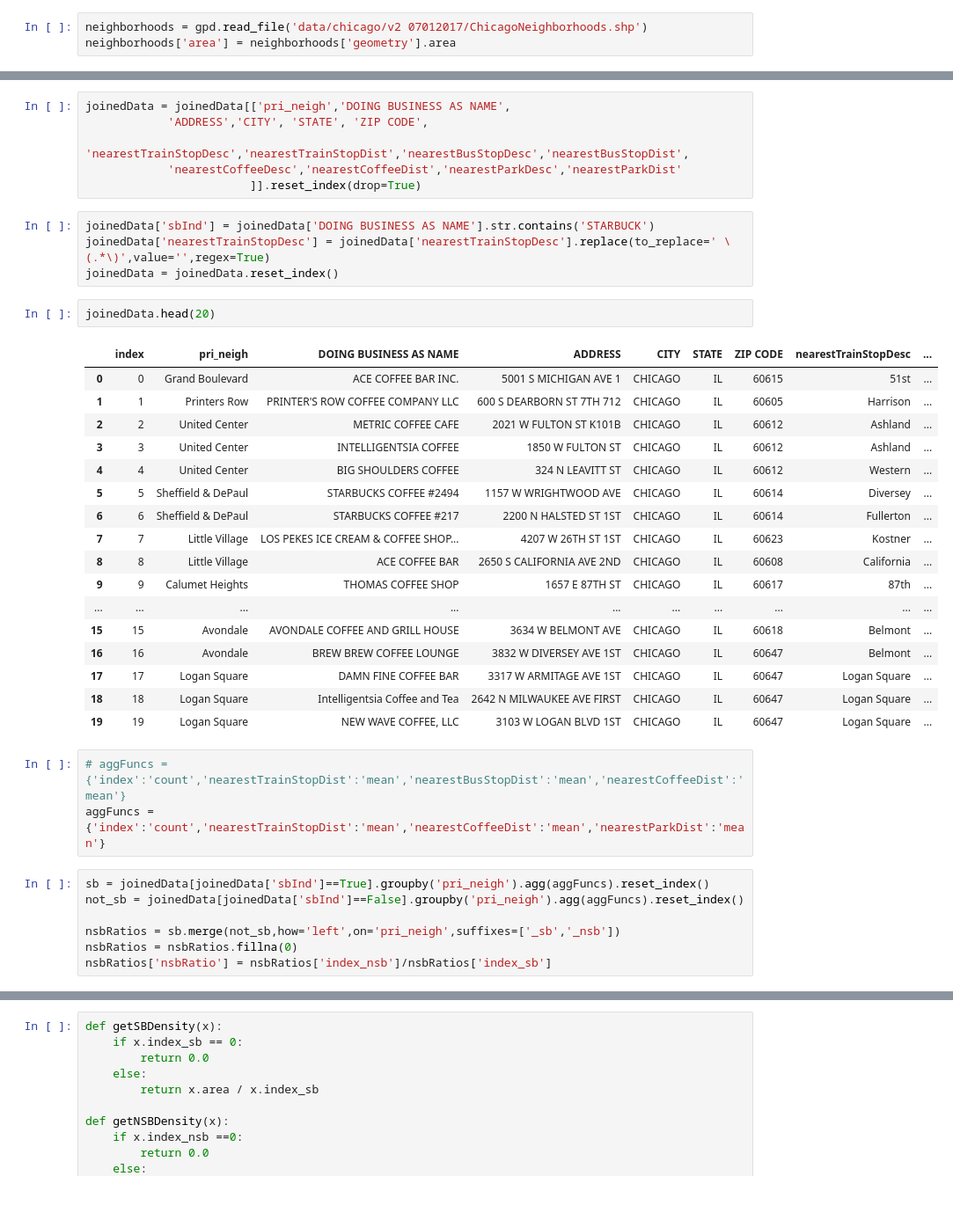
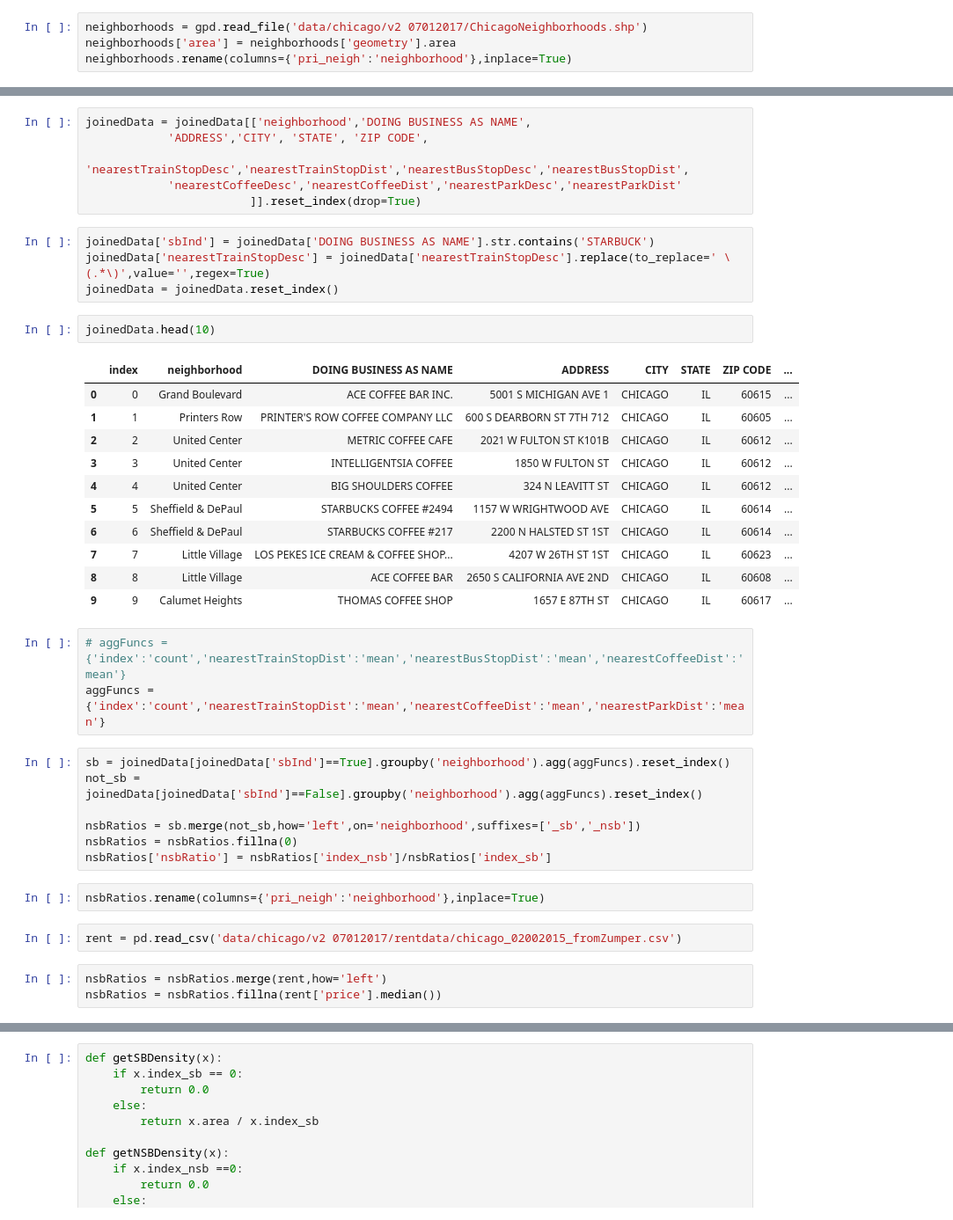
Before and after one commit to BEugeneSmith/Neighborhood-Coffee-Study, a Jupyter notebook: working/coffee/debug_chicago.ipynb, the cells around one changed output, grey strips where cells are left out. Shown at 88% size. Saved outputs shown, nothing was run; the diff lists cells and outputs as text.

```diff
--- a/working/coffee/debug_chicago.ipynb
+++ b/working/coffee/debug_chicago.ipynb
@@ -71,10 +71,11 @@ chi['nearestParkDist'] = parkExtract.apply(lambda x: x[1])
 # %%
 neighborhoods = gpd.read_file('data/chicago/v2 07012017/ChicagoNeighborhoods.shp')
 neighborhoods['area'] = neighborhoods['geometry'].area
+neighborhoods.rename(columns={'pri_neigh':'neighborhood'},inplace=True)
 # %%
 joinedData = pd.DataFrame(gpd.tools.sjoin(neighborhoods,chi,op='contains',how='inner'))
 # %%
-joinedData = joinedData[['pri_neigh','DOING BUSINESS AS NAME',
+joinedData = joinedData[['neighborhood','DOING BUSINESS AS NAME',
             'ADDRESS','CITY', 'STATE', 'ZIP CODE',
             'nearestTrainStopDesc','nearestTrainStopDist','nearestBusStopDesc','nearestBusStopDist',
             'nearestCoffeeDesc','nearestCoffeeDist','nearestParkDesc','nearestParkDist'
@@ -84,35 +85,36 @@ joinedData['sbInd'] = joinedData['DOING BUSINESS AS NAME'].str.contains('STARBUC
 joinedData['nearestTrainStopDesc'] = joinedData['nearestTrainStopDesc'].replace(to_replace=' \(.*\)',value='',regex=True)
 joinedData = joinedData.reset_index()
 # %%
-joinedData.head(20)
+joinedData.head(10)
 # %% [output]
-|  | index | pri_neigh | DOING BUSINESS AS NAME | ADDRESS | CITY | STATE | ZIP CODE | nearestTrainStopDesc | ... |
-| 0 | 0 | Grand Boulevard | ACE COFFEE BAR INC. | 5001 S MICHIGAN AVE 1 | CHICAGO | IL | 60615 | 51st | ... |
-| 1 | 1 | Printers Row | PRINTER'S ROW COFFEE COMPANY LLC | 600 S DEARBORN ST 7TH 712 | CHICAGO | IL | 60605 | Harrison | ... |
-| 2 | 2 | United Center | METRIC COFFEE CAFE | 2021 W FULTON ST K101B | CHICAGO | IL | 60612 | Ashland | ... |
-| 3 | 3 | United Center | INTELLIGENTSIA COFFEE | 1850 W FULTON ST | CHICAGO | IL | 60612 | Ashland | ... |
-| 4 | 4 | United Center | BIG SHOULDERS COFFEE | 324 N LEAVITT ST | CHICAGO | IL | 60612 | Western | ... |
-| 5 | 5 | Sheffield & DePaul | STARBUCKS COFFEE #2494 | 1157 W WRIGHTWOOD AVE | CHICAGO | IL | 60614 | Diversey | ... |
-| 6 | 6 | Sheffield & DePaul | STARBUCKS COFFEE #217 | 2200 N HALSTED ST 1ST | CHICAGO | IL | 60614 | Fullerton | ... |
-| 7 | 7 | Little Village | LOS PEKES ICE CREAM & COFFEE SHOP... | 4207 W 26TH ST 1ST | CHICAGO | IL | 60623 | Kostner | ... |
-| 8 | 8 | Little Village | ACE COFFEE BAR | 2650 S CALIFORNIA AVE 2ND | CHICAGO | IL | 60608 | California | ... |
-| 9 | 9 | Calumet Heights | THOMAS COFFEE SHOP | 1657 E 87TH ST | CHICAGO | IL | 60617 | 87th | ... |
-| ... | ... | ... | ... | ... | ... | ... | ... | ... | ... |
-| 15 | 15 | Avondale | AVONDALE COFFEE AND GRILL HOUSE | 3634 W BELMONT AVE | CHICAGO | IL | 60618 | Belmont | ... |
-| 16 | 16 | Avondale | BREW BREW COFFEE LOUNGE | 3832 W DIVERSEY AVE 1ST | CHICAGO | IL | 60647 | Belmont | ... |
-| 17 | 17 | Logan Square | DAMN FINE COFFEE BAR | 3317 W ARMITAGE AVE 1ST | CHICAGO | IL | 60647 | Logan Square | ... |
-| 18 | 18 | Logan Square | Intelligentsia Coffee and Tea | 2642 N MILWAUKEE AVE FIRST | CHICAGO | IL | 60647 | Logan Square | ... |
-| 19 | 19 | Logan Square | NEW WAVE COFFEE, LLC | 3103 W LOGAN BLVD 1ST | CHICAGO | IL | 60647 | Logan Square | ... |
+|  | index | neighborhood | DOING BUSINESS AS NAME | ADDRESS | CITY | STATE | ZIP CODE | ... |
+| 0 | 0 | Grand Boulevard | ACE COFFEE BAR INC. | 5001 S MICHIGAN AVE 1 | CHICAGO | IL | 60615 | ... |
+| 1 | 1 | Printers Row | PRINTER'S ROW COFFEE COMPANY LLC | 600 S DEARBORN ST 7TH 712 | CHICAGO | IL | 60605 | ... |
+| 2 | 2 | United Center | METRIC COFFEE CAFE | 2021 W FULTON ST K101B | CHICAGO | IL | 60612 | ... |
+| 3 | 3 | United Center | INTELLIGENTSIA COFFEE | 1850 W FULTON ST | CHICAGO | IL | 60612 | ... |
+| 4 | 4 | United Center | BIG SHOULDERS COFFEE | 324 N LEAVITT ST | CHICAGO | IL | 60612 | ... |
+| 5 | 5 | Sheffield & DePaul | STARBUCKS COFFEE #2494 | 1157 W WRIGHTWOOD AVE | CHICAGO | IL | 60614 | ... |
+| 6 | 6 | Sheffield & DePaul | STARBUCKS COFFEE #217 | 2200 N HALSTED ST 1ST | CHICAGO | IL | 60614 | ... |
+| 7 | 7 | Little Village | LOS PEKES ICE CREAM & COFFEE SHOP... | 4207 W 26TH ST 1ST | CHICAGO | IL | 60623 | ... |
+| 8 | 8 | Little Village | ACE COFFEE BAR | 2650 S CALIFORNIA AVE 2ND | CHICAGO | IL | 60608 | ... |
+| 9 | 9 | Calumet Heights | THOMAS COFFEE SHOP | 1657 E 87TH ST | CHICAGO | IL | 60617 | ... |
 # %%
 # aggFuncs = {'index':'count','nearestTrainStopDist':'mean','nearestBusStopDist':'mean','nearestCoffeeDist':'mean'}
 aggFuncs = {'index':'count','nearestTrainStopDist':'mean','nearestCoffeeDist':'mean','nearestParkDist':'mean'}
 # %%
-sb = joinedData[joinedData['sbInd']==True].groupby('pri_neigh').agg(aggFuncs).reset_index()
-not_sb = joinedData[joinedData['sbInd']==False].groupby('pri_neigh').agg(aggFuncs).reset_index()
+sb = joinedData[joinedData['sbInd']==True].groupby('neighborhood').agg(aggFuncs).reset_index()
+not_sb = joinedData[joinedData['sbInd']==False].groupby('neighborhood').agg(aggFuncs).reset_index()
 
-nsbRatios = sb.merge(not_sb,how='left',on='pri_neigh',suffixes=['_sb','_nsb'])
+nsbRatios = sb.merge(not_sb,how='left',on='neighborhood',suffixes=['_sb','_nsb'])
 nsbRatios = nsbRatios.fillna(0)
 nsbRatios['nsbRatio'] = nsbRatios['index_nsb']/nsbRatios['index_sb']
+# %%
+nsbRatios.rename(columns={'pri_neigh':'neighborhood'},inplace=True)
+# %%
+rent = pd.read_csv('data/chicago/v2 07012017/rentdata/chicago_02002015_fromZumper.csv')
+# %%
+nsbRatios = nsbRatios.merge(rent,how='left')
+nsbRatios = nsbRatios.fillna(rent['price'].median())
 # %%
 nsbRatios.sort_values('nsbRatio',ascending=False).head(10)
 # %% [output]
```
Also changed, not shown: parts of 4 cells of this notebook, 4 other files.
